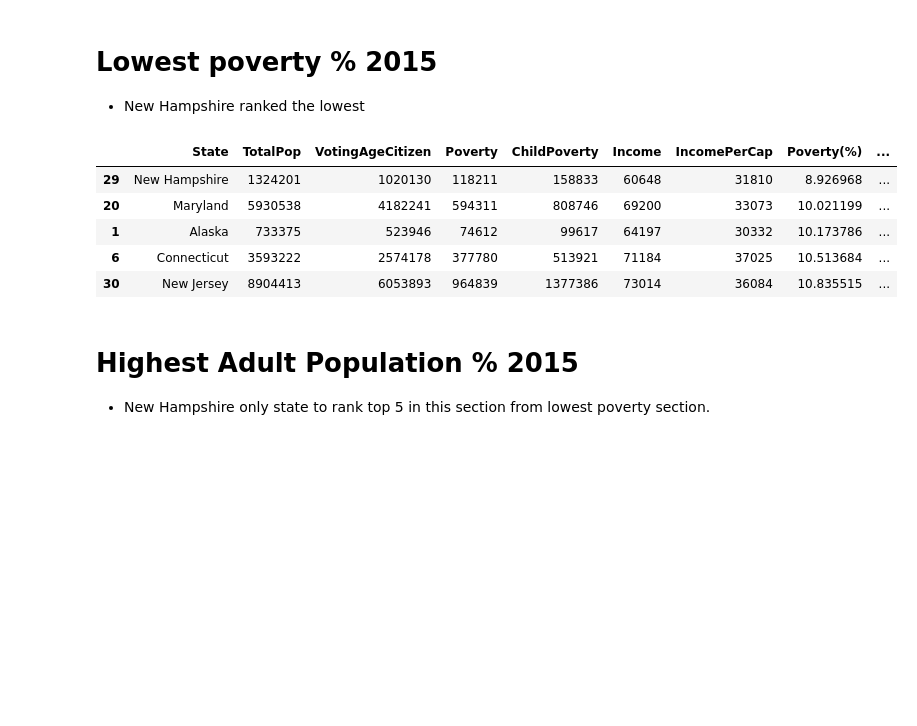
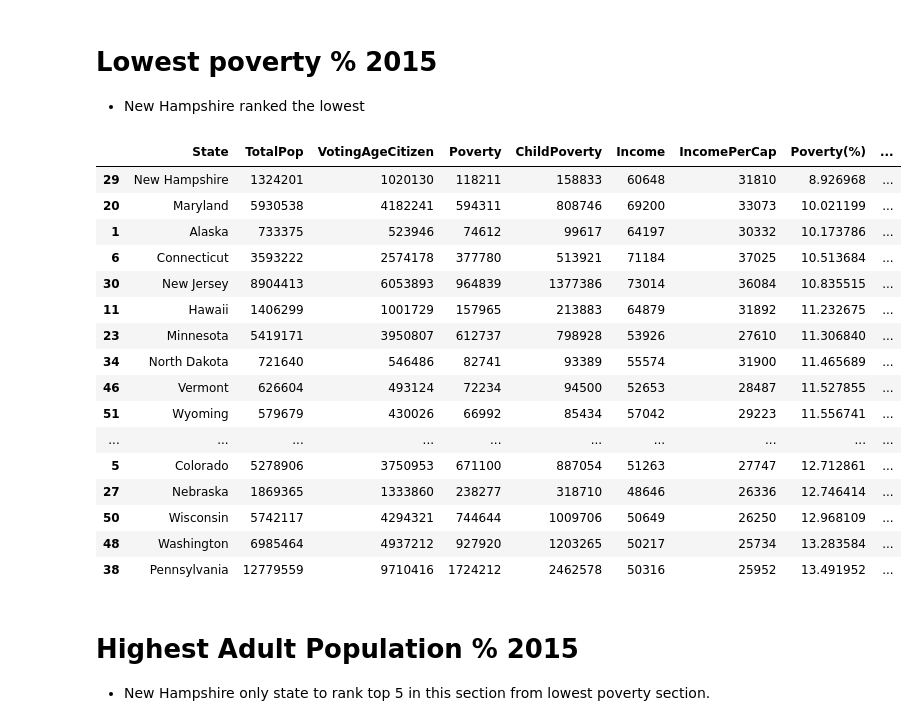
Before and after one commit to charlim26/censusproject, a Jupyter notebook: Kmar_Citizen_Poverty/Adult_Poverty.ipynb, the cells around one changed output. Cells and saved outputs as stored; diff of their text form; code cells hidden in the pictures; blank space fills up the shorter version.

```diff
--- a/Kmar_Citizen_Poverty/Adult_Poverty.ipynb
+++ b/Kmar_Citizen_Poverty/Adult_Poverty.ipynb
@@ -100,15 +100,26 @@ plt.show()
 * New Hampshire ranked the lowest
 # %%
 # Lowest poverty % 2015
-lowest_pov_15 = state_2015_citpov.nsmallest(5, "Poverty(%)")
+lowest_pov_15 = state_2015_citpov.nsmallest(20, "Poverty(%)")
 lowest_pov_15
 # %% [output]
 |  | State | TotalPop | VotingAgeCitizen | Poverty | ChildPoverty | Income | IncomePerCap | Poverty(%) | ... |
 | 29 | New Hampshire | 1324201 | 1020130 | 118211 | 158833 | 60648 | 31810 | 8.926968 | ... |
 | 20 | Maryland | 5930538 | 4182241 | 594311 | 808746 | 69200 | 33073 | 10.021199 | ... |
 | 1 | Alaska | 733375 | 523946 | 74612 | 99617 | 64197 | 30332 | 10.173786 | ... |
 | 6 | Connecticut | 3593222 | 2574178 | 377780 | 513921 | 71184 | 37025 | 10.513684 | ... |
 | 30 | New Jersey | 8904413 | 6053893 | 964839 | 1377386 | 73014 | 36084 | 10.835515 | ... |
+| 11 | Hawaii | 1406299 | 1001729 | 157965 | 213883 | 64879 | 31892 | 11.232675 | ... |
+| 23 | Minnesota | 5419171 | 3950807 | 612737 | 798928 | 53926 | 27610 | 11.306840 | ... |
+| 34 | North Dakota | 721640 | 546486 | 82741 | 93389 | 55574 | 31900 | 11.465689 | ... |
+| 46 | Vermont | 626604 | 493124 | 72234 | 94500 | 52653 | 28487 | 11.527855 | ... |
+| 51 | Wyoming | 579679 | 430026 | 66992 | 85434 | 57042 | 29223 | 11.556741 | ... |
+| ... | ... | ... | ... | ... | ... | ... | ... | ... | ... |
+| 5 | Colorado | 5278906 | 3750953 | 671100 | 887054 | 51263 | 27747 | 12.712861 | ... |
+| 27 | Nebraska | 1869365 | 1333860 | 238277 | 318710 | 48646 | 26336 | 12.746414 | ... |
+| 50 | Wisconsin | 5742117 | 4294321 | 744644 | 1009706 | 50649 | 26250 | 12.968109 | ... |
+| 48 | Washington | 6985464 | 4937212 | 927920 | 1203265 | 50217 | 25734 | 13.283584 | ... |
+| 38 | Pennsylvania | 12779559 | 9710416 | 1724212 | 2462578 | 50316 | 25952 | 13.491952 | ... |
 # %% [markdown]
 # Highest Adult Population % 2015
 * New Hampshire only state to rank top 5 in this section from lowest poverty section.
```
